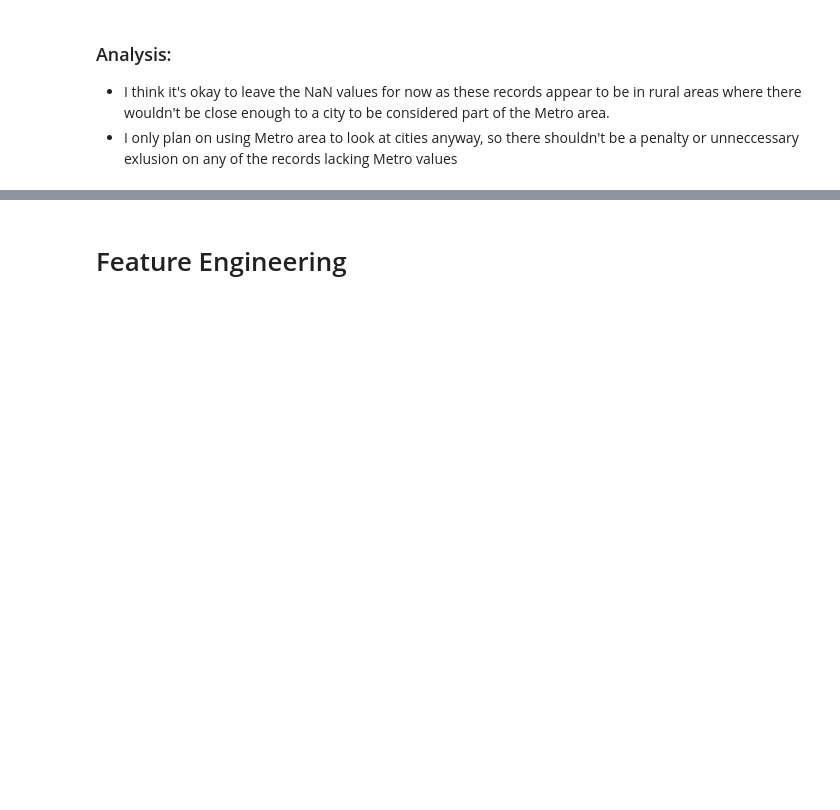
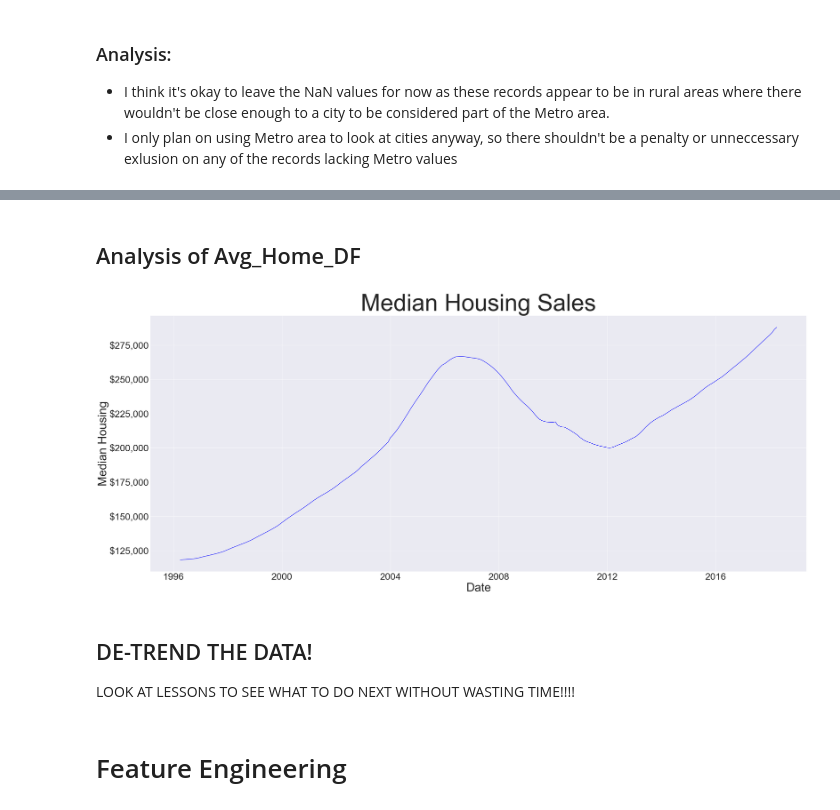
Before and after one commit to jxn628/dsc-phase-4-project-1, a Jupyter notebook: student.ipynb, the cells around one changed output, grey strips where cells are left out. Cells and saved outputs as stored; diff of their text form; code cells hidden in the pictures; blank space fills up the shorter version.

Commit message:
began analysis of median home values

```diff
--- a/student.ipynb
+++ b/student.ipynb
@@ -155,0 +194,4 @@ df.sort_values('Metro').tail()
+# %%
+avg_home_df = avg_home_df.reset_index()
+avg_home_df['time'] = pd.to_datetime(avg_home_df['index'])
+avg_home_df.head()
@@ -155,0 +205,2 @@ df.sort_values('Metro').tail()
+# %%
+avg_home_df.set_index('time', inplace=True)
@@ -155,0 +217,4 @@ df.sort_values('Metro').tail()
+# %%
+avg_home_df.rename(columns={0: 'home_value'}, inplace=True)
+# %%
+avg_home_df.drop(columns=('index'), inplace=True)
@@ -156,3 +259,28 @@ df.sort_values('Metro').tail()
+# %% [markdown]
+## Analysis of Avg_Home_DF
+# %%
+fig, ax = plt.subplots(figsize=(50, 20))
+p = sns.lineplot(data=avg_home_df, x='time', y='home_value', color='blue');
+
+p.set_xlabel("Date", fontsize = 50)
+p.set_ylabel("Median Housing", fontsize = 50)
+
+plt.xticks(fontsize=40)
+plt.yticks(fontsize=40)
+
+fmt = '${x:,.0f}'
+tick = mtick.StrMethodFormatter(fmt)
+ax.yaxis.set_major_formatter(tick)
+
+p.set_title("Median Housing Sales", fontsize = 100)
+plt.figsize=(50,25)
+
+plt.show();
+# %% [output]
+[figure, added]
+# %% [markdown]
+## DE-TREND THE DATA!
+LOOK AT LESSONS TO SEE WHAT TO DO NEXT WITHOUT WASTING TIME!!!!
 # %% [markdown]
 # Feature Engineering
 # %% [markdown]
```
Also changed, not shown: parts of 48 cells of this notebook.
